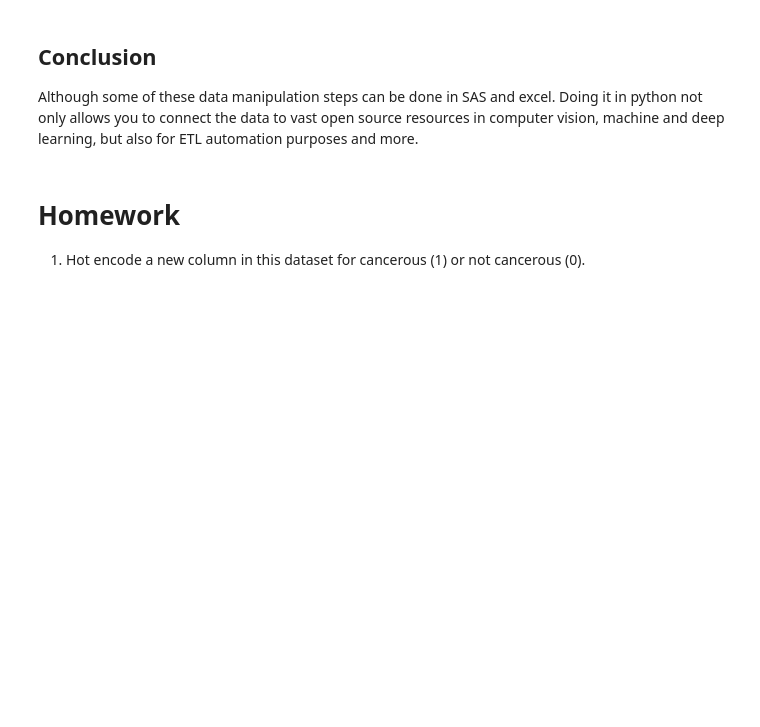
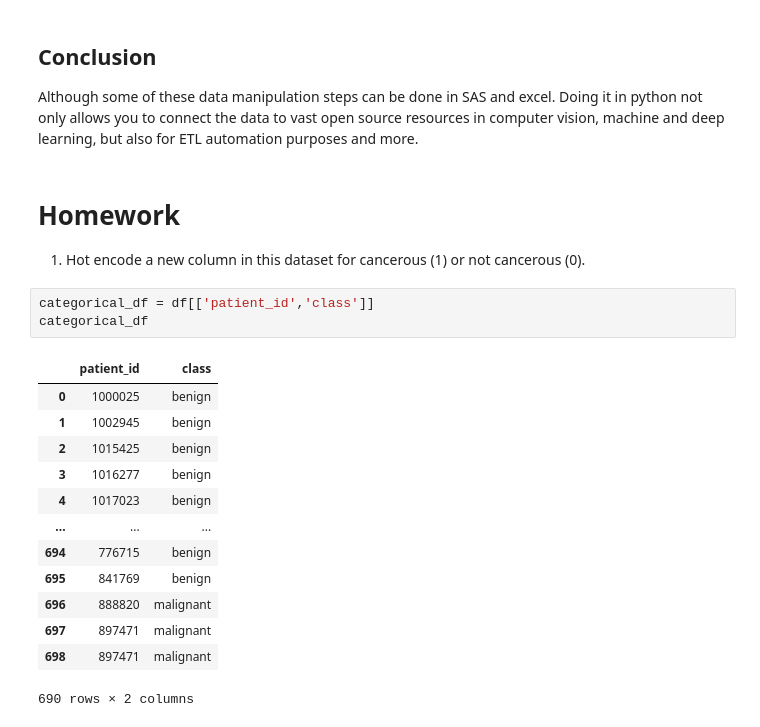
Before and after one commit to Kriskayak/Data, a Jupyter notebook: 2_DataWrangling/PandasTutorial/Jennifer_PandasIntro.ipynb, the cells around one changed output. Saved outputs shown, nothing was run; the diff lists cells and outputs as text; blank space fills up the shorter version.

```diff
--- a/2_DataWrangling/PandasTutorial/Jennifer_PandasIntro.ipynb
+++ b/2_DataWrangling/PandasTutorial/Jennifer_PandasIntro.ipynb
@@ -293,3 +434,20 @@ Although some of these data manipulation steps can be done in SAS and excel. Doi
 # %% [markdown]
 # Homework
 1. Hot encode a new column in this dataset for cancerous (1) or not cancerous (0).
+# %%
+categorical_df = df[['patient_id','class']]
+categorical_df
+# %% [output]
+|  | patient_id | class |
+| 0 | 1000025 | benign |
+| 1 | 1002945 | benign |
+| 2 | 1015425 | benign |
+| 3 | 1016277 | benign |
+| 4 | 1017023 | benign |
+| ... | ... | ... |
+| 694 | 776715 | benign |
+| 695 | 841769 | benign |
+| 696 | 888820 | malignant |
+| 697 | 897471 | malignant |
+| 698 | 897471 | malignant |
+690 rows × 2 columns
```
Also changed, not shown: parts of 16 cells of this notebook.
